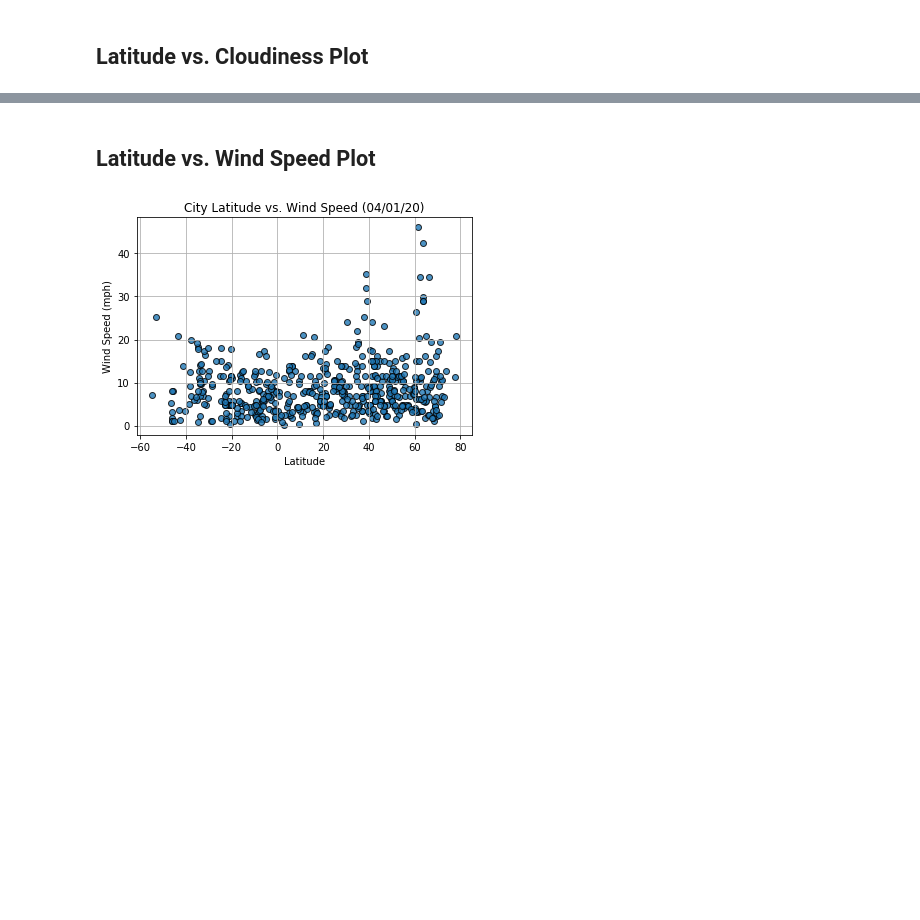
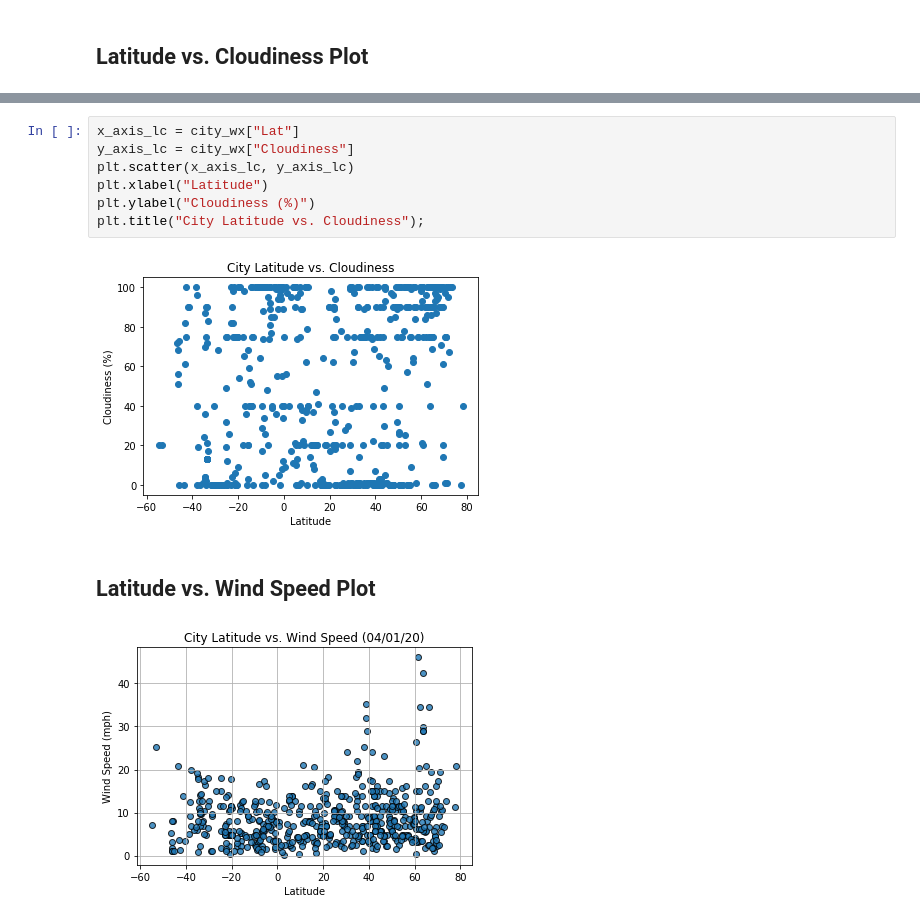
Before and after one commit to ccgrace/python-api-challenge, a Jupyter notebook: WeatherPy/WeatherPy.ipynb, the cells around one changed output, grey strips where cells are left out. Drawn from its saved outputs; the diff is of its cells as text; blank space fills up the shorter version.

```diff
--- a/WeatherPy/WeatherPy.ipynb
+++ b/WeatherPy/WeatherPy.ipynb
@@ -231,3 +225,12 @@ plt.title("City Latitude vs. Humidity");
+# %%
+x_axis_lc = city_wx["Lat"]
+y_axis_lc = city_wx["Cloudiness"]
+plt.scatter(x_axis_lc, y_axis_lc)
+plt.xlabel("Latitude")
+plt.ylabel("Cloudiness (%)")
+plt.title("City Latitude vs. Cloudiness");
+# %% [output]
+[figure, added]
 # %% [markdown]
 ## Latitude vs. Wind Speed Plot
 # %%
```
Also changed, not shown: parts of 3 cells of this notebook.
